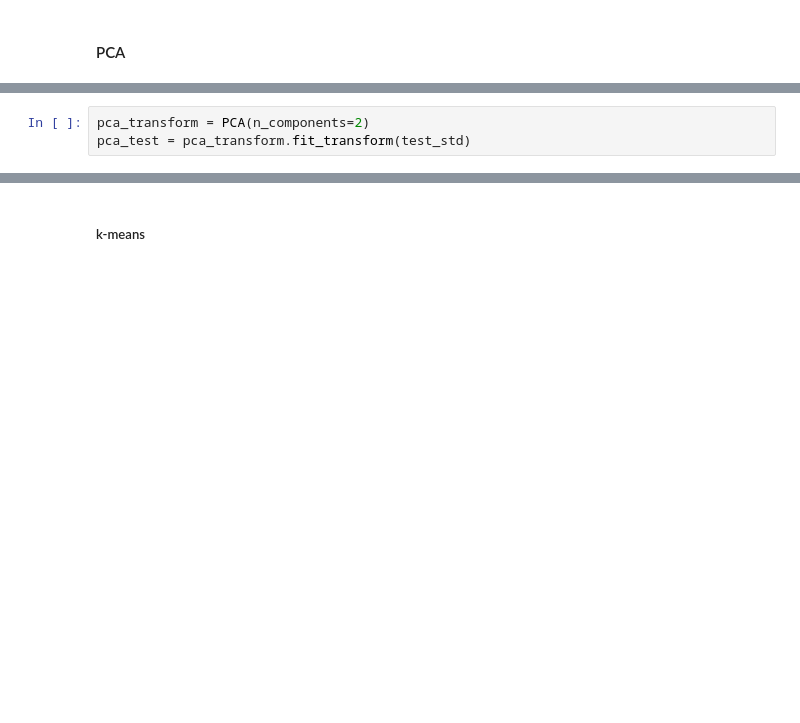
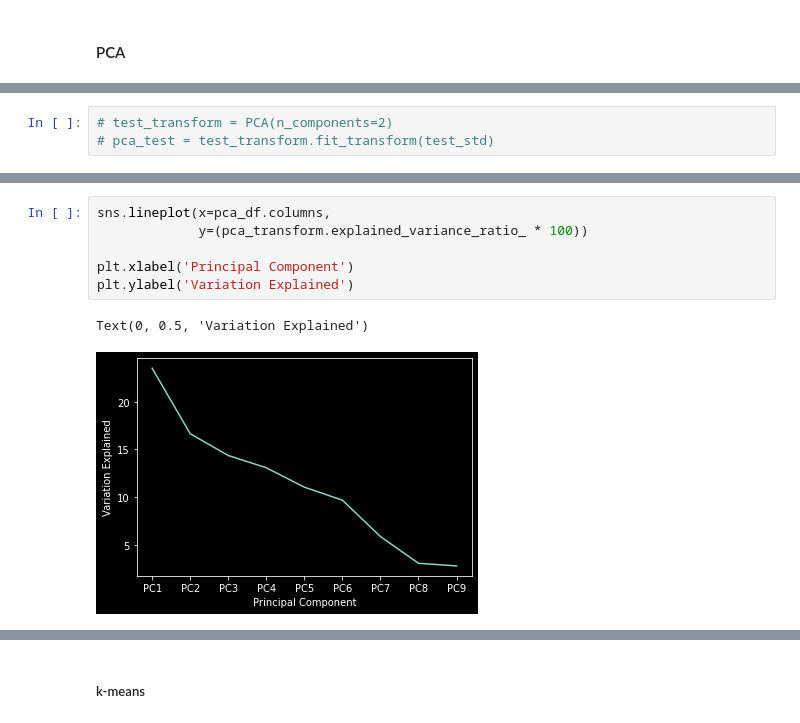
Before and after one commit to jsilke/customer_segmentation, a Jupyter notebook: mini-project-III.ipynb, the cells around one changed output, grey strips where cells are left out. Saved outputs shown, nothing was run; the diff lists cells and outputs as text; blank space fills up the shorter version.

```diff
--- a/mini-project-III.ipynb
+++ b/mini-project-III.ipynb
@@ -432,4 +393,4 @@ pca_customers = pca_transform.fit_transform(std_customers)
 # %%
-pca_transform = PCA(n_components=2)
-pca_test = pca_transform.fit_transform(test_std)
+# test_transform = PCA(n_components=2)
+# pca_test = test_transform.fit_transform(test_std)
 # %%
@@ -446 +420,10 @@ pca_df.head()
+# %%
+sns.lineplot(x=pca_df.columns,
+             y=(pca_transform.explained_variance_ratio_ * 100))
+
+plt.xlabel('Principal Component')
+plt.ylabel('Variation Explained')
+# %% [output]
+Text(0, 0.5, 'Variation Explained')
+[figure, added]
 # %%
```
Also changed, not shown: parts of 61 cells of this notebook.
